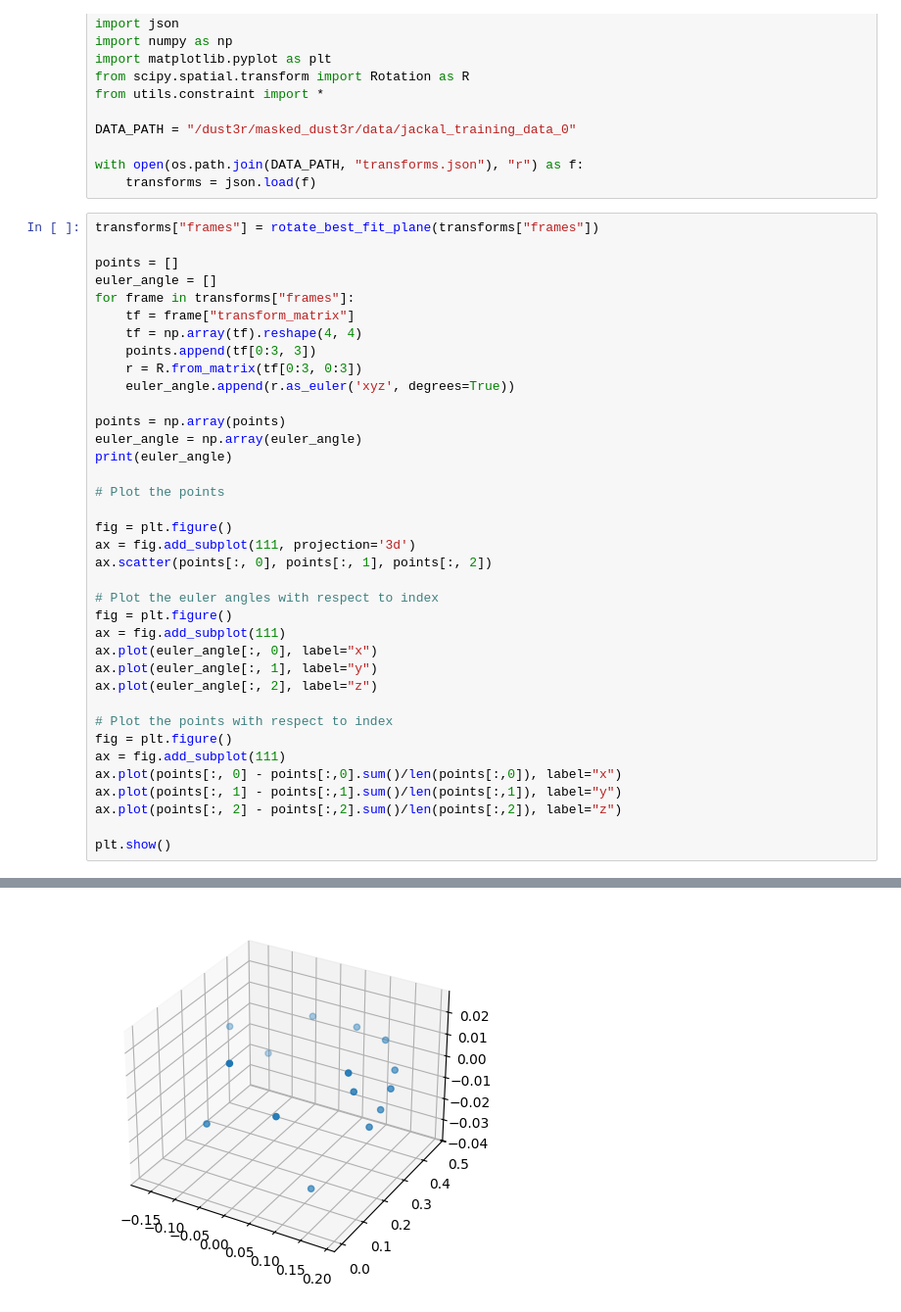
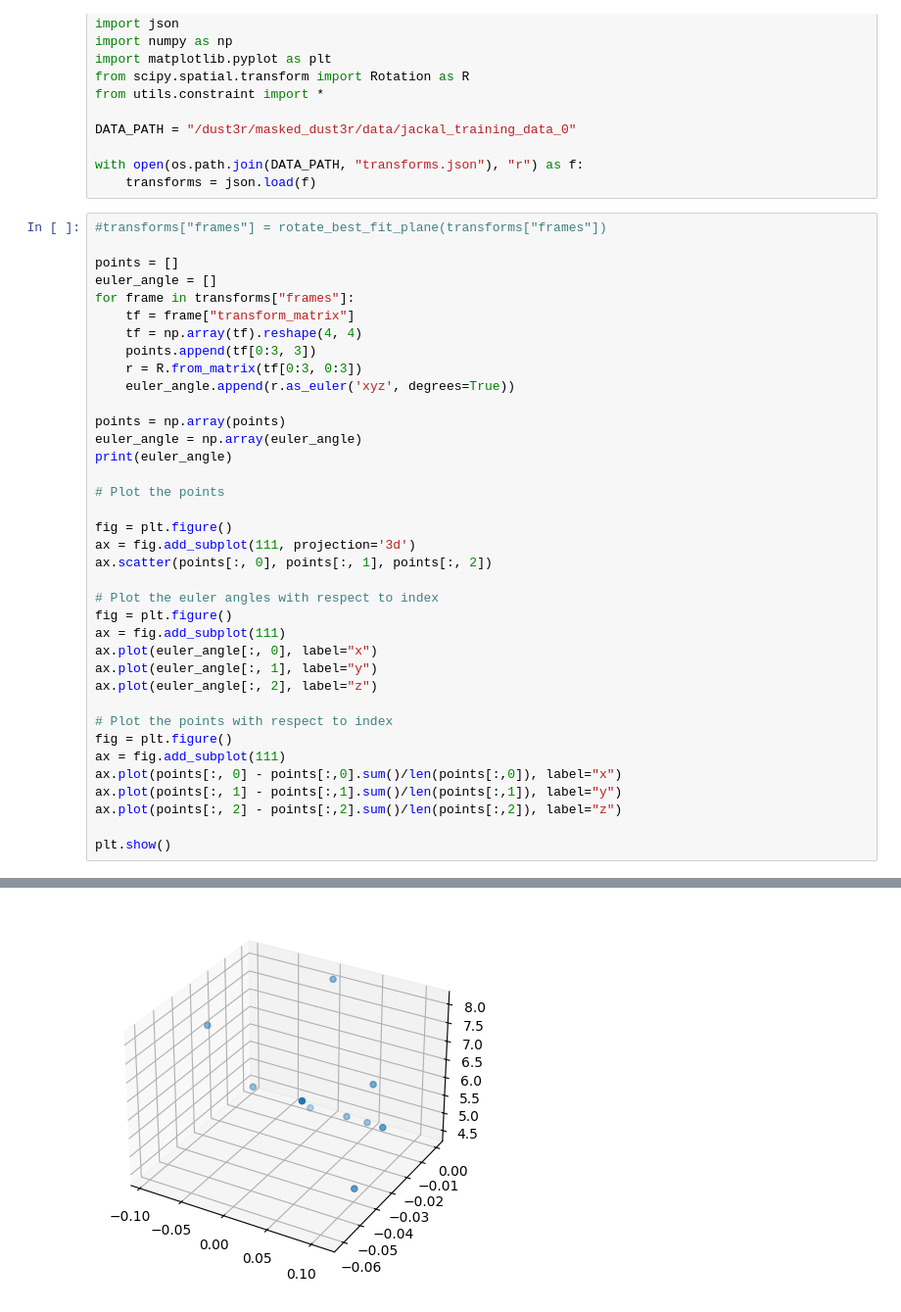
Before and after one commit to tauzn-clock/dust3r, a Jupyter notebook: masked_dust3r/scripts/visualise_transform.ipynb, the cells around one changed output, grey strips where cells are left out. Shown at 98% size. Drawn from its saved outputs; the diff is of its cells as text.

```diff
--- a/masked_dust3r/scripts/visualise_transform.ipynb
+++ b/masked_dust3r/scripts/visualise_transform.ipynb
@@ -14,7 +14,7 @@ DATA_PATH = "/dust3r/masked_dust3r/data/jackal_training_data_0"
 with open(os.path.join(DATA_PATH, "transforms.json"), "r") as f:
     transforms = json.load(f)
 # %%
-transforms["frames"] = rotate_best_fit_plane(transforms["frames"])
+#transforms["frames"] = rotate_best_fit_plane(transforms["frames"])
 
 points = []
 euler_angle = []
@@ -69 +64 @@ plt.show()
-[figure, old version]
+[figure, new version]
```
Also changed, not shown: parts of 1 cell of this notebook, 4 other files.
